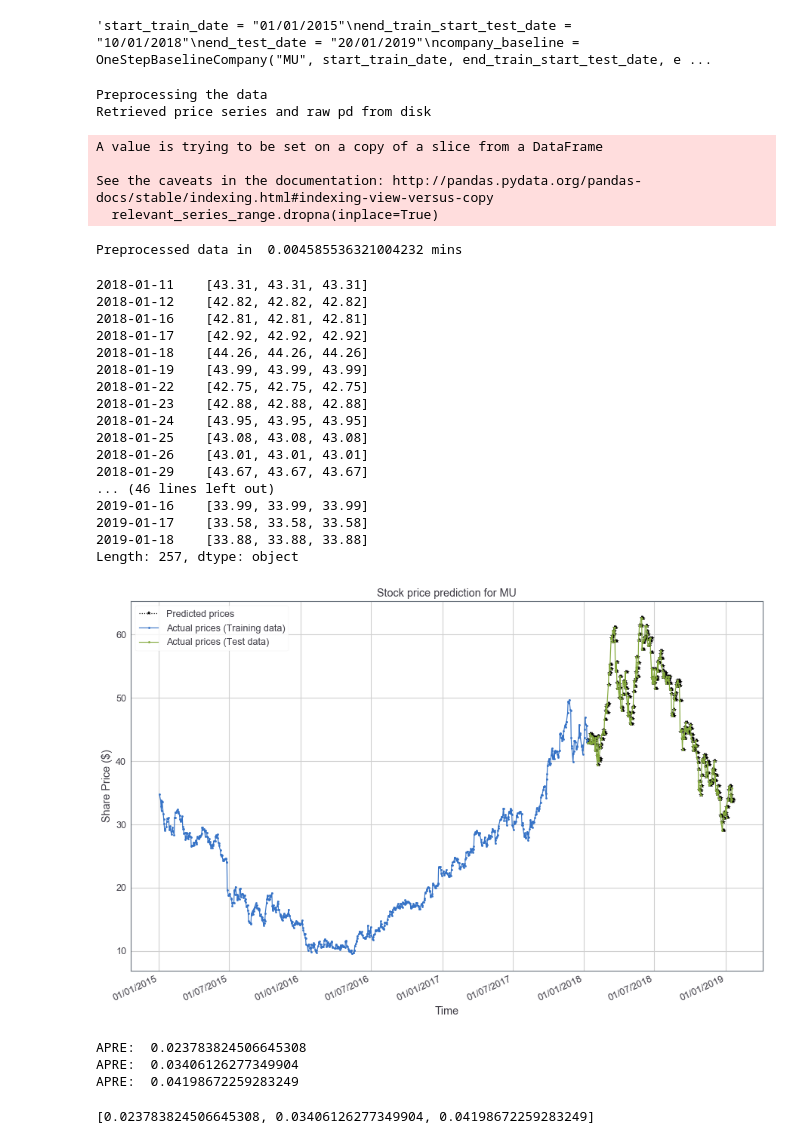
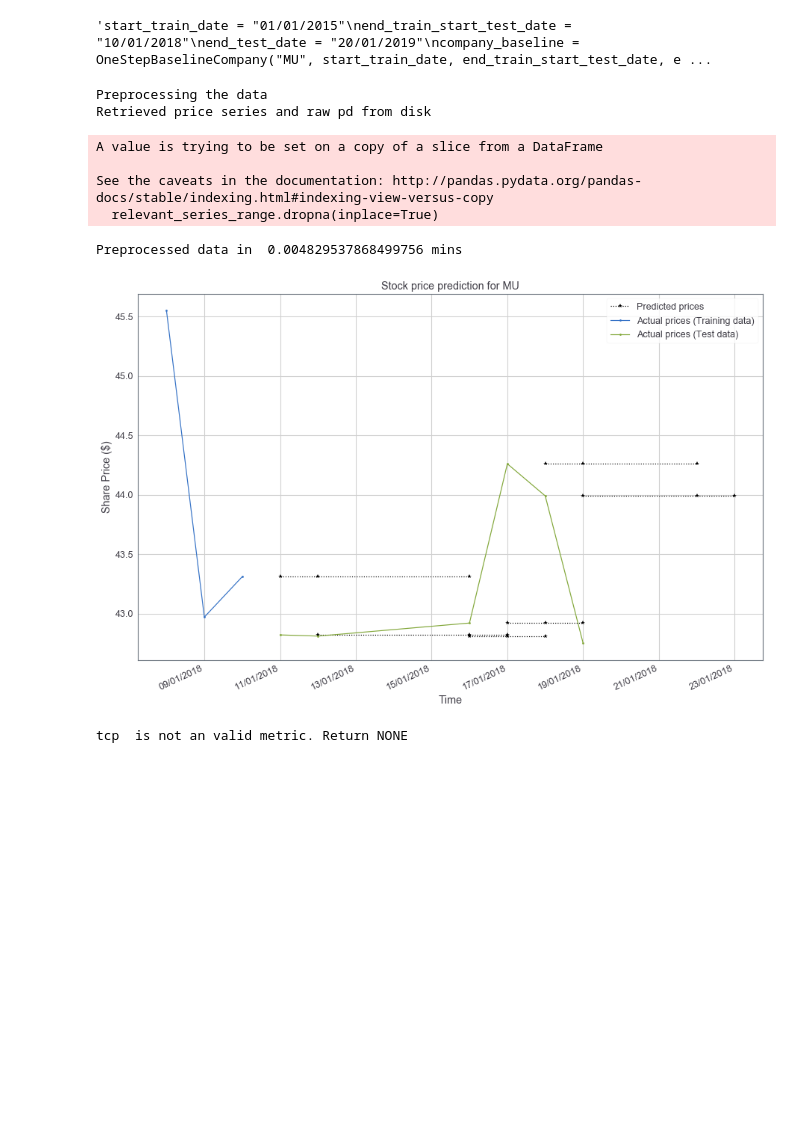
Before and after one commit to FinnZC/Stock-AI, a Jupyter notebook: code/Baseline Models.ipynb, the cells around one changed output. Cells and saved outputs as stored; diff of their text form; code cells hidden in the pictures; blank space fills up the shorter version.

```diff
--- a/code/Baseline Models.ipynb
+++ b/code/Baseline Models.ipynb
@@ -44,47 +44,27 @@ print("Baseline trend Score: %.1f %%" % (trend_score*100))"""
 # %%
 # load dataset
 start_train_date = "01/01/2018"
 end_train_start_test_date = "01/02/2018"
 end_test_date = "01/03/2018"
 
 start_train_date = "01/01/2015"
 end_train_start_test_date = "10/01/2018"
 end_test_date = "20/01/2019"
 multi_step_baseline = MultiStepBaselineCompany("MU", start_train_date, end_train_start_test_date, end_test_date,
                                                n_lag=1, n_seq=3, n_batch="full_batch", tech_indicators=["price"], model_type="vanilla")
 predictions = multi_step_baseline.predict()
 #display(predictions)
 #display(multi_step_baseline.test_raw_series.values)
 #display(type(multi_step_baseline.test_raw_series.values))
-multi_step_baseline.plot(predictions)
-multi_step_baseline.score("apre", predictions)
+multi_step_baseline.plot(predictions, "8/01/2018", "20/01/2018")
+multi_step_baseline.score("tcp", predictions)
 # %% [output]
 Preprocessing the data
 Retrieved price series and raw pd from disk
 A value is trying to be set on a copy of a slice from a DataFrame
 
 See the caveats in the documentation: http://pandas.pydata.org/pandas-docs/stable/indexing.html#indexing-view-versus-copy
   relevant_series_range.dropna(inplace=True)
-Preprocessed data in  0.004585536321004232 mins
+Preprocessed data in  0.004829537868499756 mins
+[figure, new version]
-2018-01-11    [43.31, 43.31, 43.31]
-2018-01-12    [42.82, 42.82, 42.82]
-2018-01-16    [42.81, 42.81, 42.81]
-2018-01-17    [42.92, 42.92, 42.92]
-2018-01-18    [44.26, 44.26, 44.26]
-2018-01-19    [43.99, 43.99, 43.99]
-2018-01-22    [42.75, 42.75, 42.75]
-2018-01-23    [42.88, 42.88, 42.88]
-2018-01-24    [43.95, 43.95, 43.95]
-2018-01-25    [43.08, 43.08, 43.08]
-2018-01-26    [43.01, 43.01, 43.01]
-2018-01-29    [43.67, 43.67, 43.67]
-... (46 lines left out)
-2019-01-16    [33.99, 33.99, 33.99]
-2019-01-17    [33.58, 33.58, 33.58]
-2019-01-18    [33.88, 33.88, 33.88]
-Length: 257, dtype: object
+tcp  is not an valid metric. Return NONE
-[figure, old version]
-APRE:  0.023783824506645308
-APRE:  0.03406126277349904
-APRE:  0.04198672259283249
-[0.023783824506645308, 0.03406126277349904, 0.04198672259283249]
```
Also changed, not shown: 16 other files.
